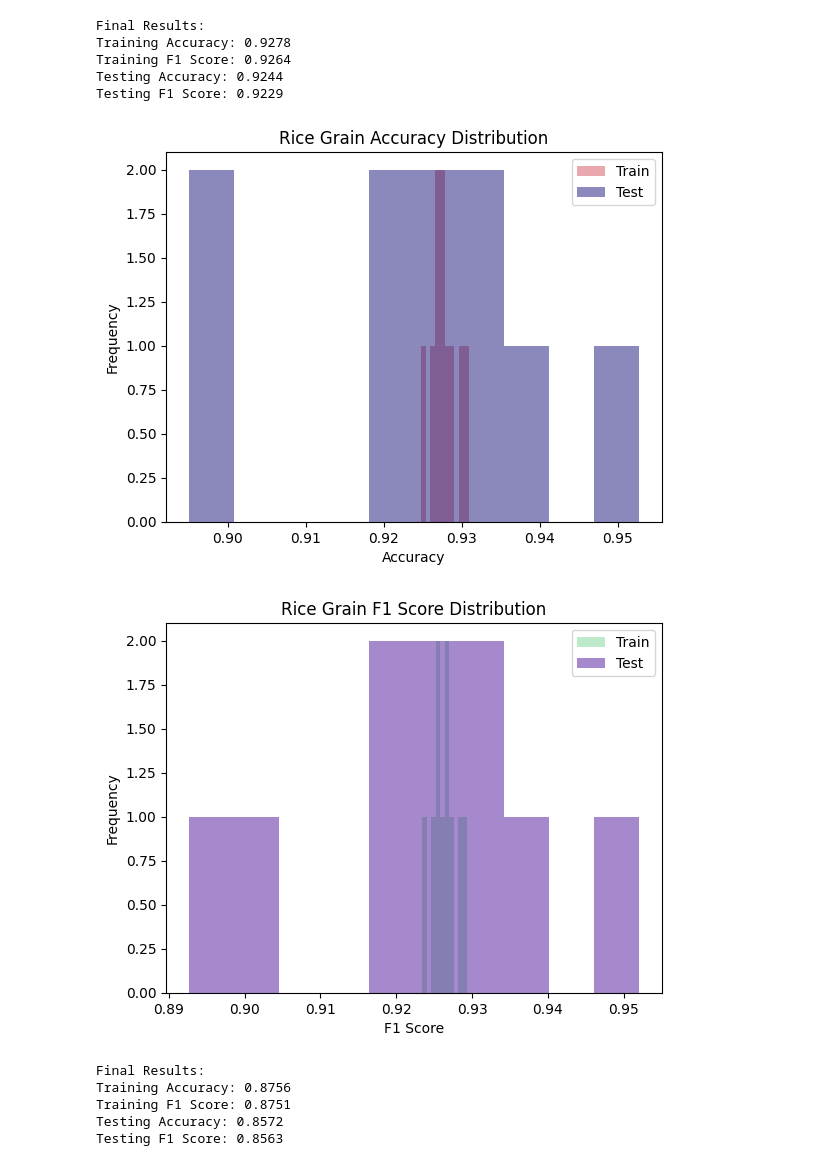
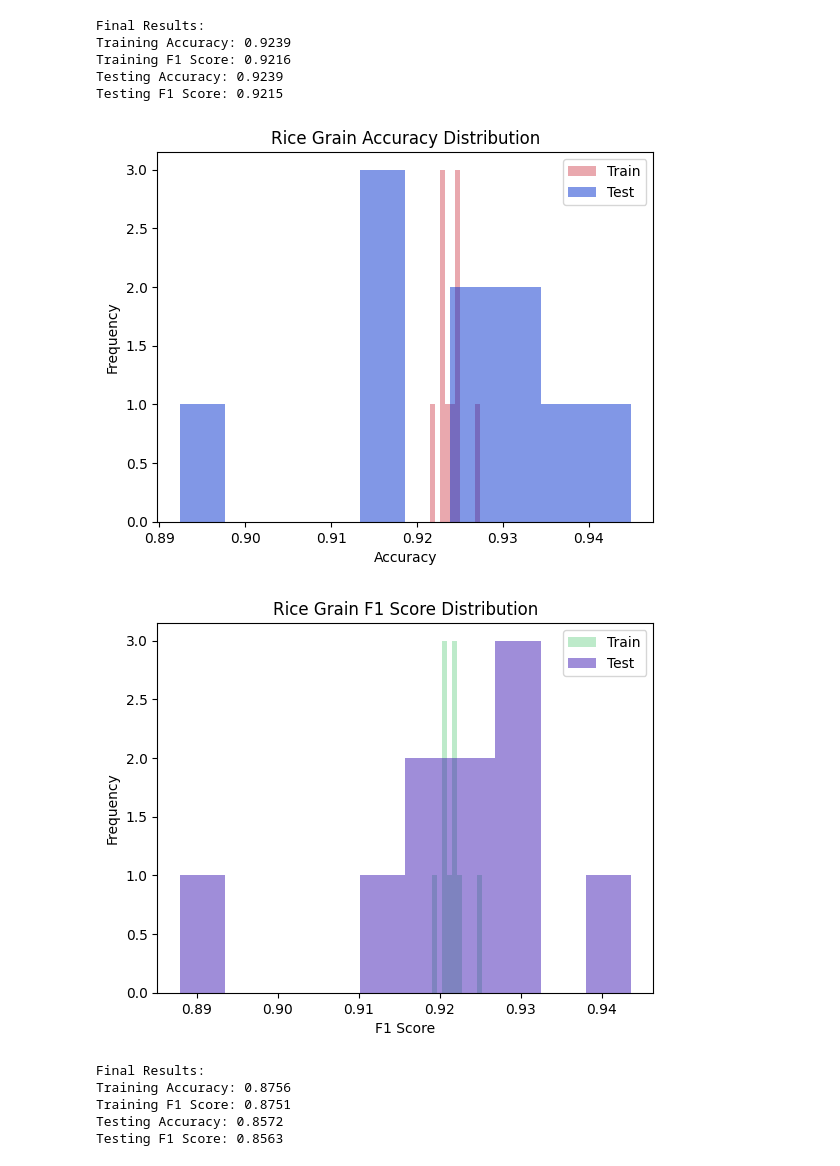
Before and after one commit to 1985lxw/589_final_project, a Jupyter notebook: src/xingwei_nn_dt/decisionTree.ipynb, the cells around one changed output. Saved outputs shown, nothing was run; the diff lists cells and outputs as text; code cells hidden in the pictures.

```diff
--- a/src/xingwei_nn_dt/decisionTree.ipynb
+++ b/src/xingwei_nn_dt/decisionTree.ipynb
@@ -56,12 +56,13 @@ def preprocess_dataset(df, target_col):
         scaler = MinMaxScaler()
         df[num_cols] = scaler.fit_transform(df[num_cols])
         for col in num_cols:
-            df[col] = df[col].round(2)
+            #df[col] = df[col].round(2)
             # quantile binning improves performance for credit and parkinsons,
             # hurts digits, and does nothing for rice
-            # df[col] = pd.qcut(df[col], q=5, labels=False, duplicates='drop')
-
-
+            if "pixel" in col:
+                df[col] = (df[col] > df[col].mean()).astype(int)
+            else:
+                df[col] = pd.qcut(df[col], q=5, labels=False, duplicates='drop')
 
     return utils.shuffle(df)
 
@@ -210,11 +211,11 @@ def tune_decision_tree(df, target_col):
     # (5%, 10%, 15%, 20%)
     num_rows = len(df)
     # split_options = [int(num_rows * p) for p in [0.01, 0.03, 0.05, 0.10, 0.15, 0.20]]
-    split_options = [int(num_rows * p) for p in [0.01]]
+    split_options = [int(num_rows * p) for p in [0.01, 0.03, 0.05, 0.10]]
     num_features = len(df.columns) - 1
     # x = int(math.log2(num_features) + 1)
     # depth_options = sorted(list(set([max(2, x - i) for i in [8, 6, 4, 2, 0, -2, -4, -6, -8]])))
-    x = 20
+    x = 7
     depth_options = sorted(list(set([max(2, x - i) for i in [0, -2, -4, -6,]])))
 
     print(f"Tuning for dataset with {num_rows} rows and {num_features} features.")
@@ -347,35 +348,35 @@ F1 Score:  0.9215
 # %%
 tr_acc, te_acc, tr_f1, te_f1 = run_kfold(rice_df, "label", k=10, max_depth=11, min_samples_split=762)
 
 print(f"\nFinal Results:")
 print(f"Training Accuracy: {np.mean(tr_acc):.4f}")
 print(f"Training F1 Score: {np.mean(tr_f1):.4f}")
 print(f"Testing Accuracy: {np.mean(te_acc):.4f}")
 print(f"Testing F1 Score: {np.mean(te_f1):.4f}")
 
 plt.hist(tr_acc, bins=10, alpha=0.5, label='Train', color='#d4535f')
-plt.hist(te_acc, bins=10, alpha=0.5, label='Test', color='#181478')
+plt.hist(te_acc, bins=10, alpha=0.5, label='Test', color='#0430cf')
 plt.legend()
 plt.title("Rice Grain Accuracy Distribution")
 plt.xlabel("Accuracy")
 plt.ylabel("Frequency")
 plt.show()
 
 plt.hist(tr_f1, bins=10, alpha=0.5, label='Train', color='#7cd696')
-plt.hist(te_f1, bins=10, alpha=0.5, label='Test', color='#4e139c')
+plt.hist(te_f1, bins=10, alpha=0.5, label='Test', color='#401db5')
 plt.legend()
 plt.title("Rice Grain F1 Score Distribution")
 plt.xlabel("F1 Score")
 plt.ylabel("Frequency")
 plt.show()
 # %% [output]
 Final Results:
-Training Accuracy: 0.9278
-Training F1 Score: 0.9264
-Testing Accuracy: 0.9244
-Testing F1 Score: 0.9229
+Training Accuracy: 0.9239
+Training F1 Score: 0.9216
+Testing Accuracy: 0.9239
+Testing F1 Score: 0.9215
-[figure, old version]
+[figure, new version]
-[figure, old version]
+[figure, new version]
 # %%
 tr_acc, te_acc, tr_f1, te_f1 = run_kfold(credit_df, "label", k=10, max_depth=12, min_samples_split=97)
 
```
Also changed, not shown: parts of 4 cells of this notebook, 9 other files.
